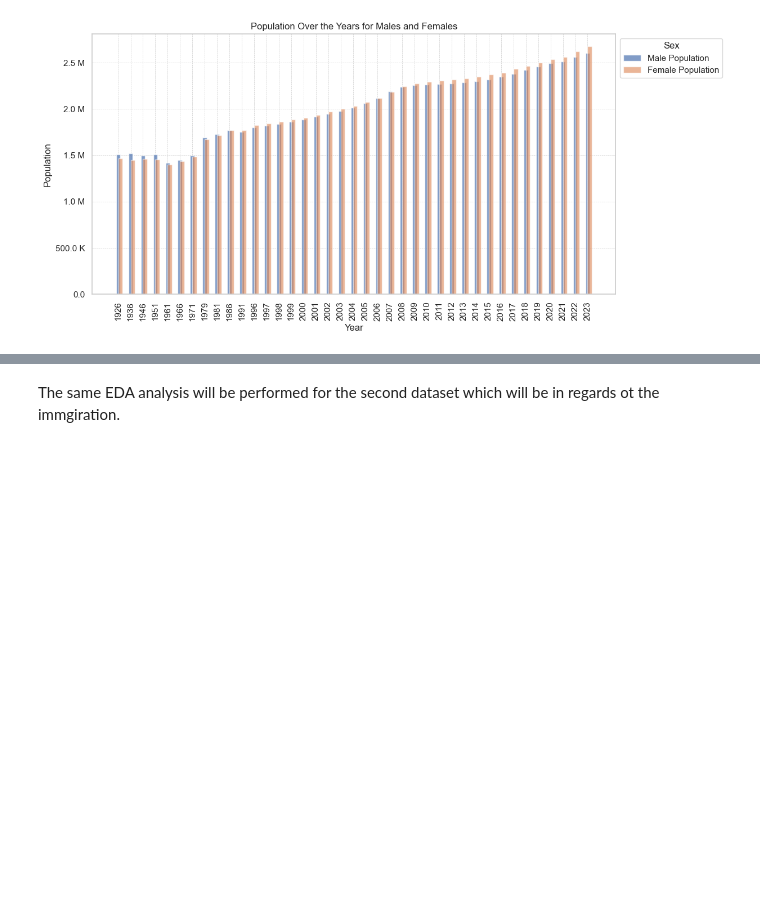
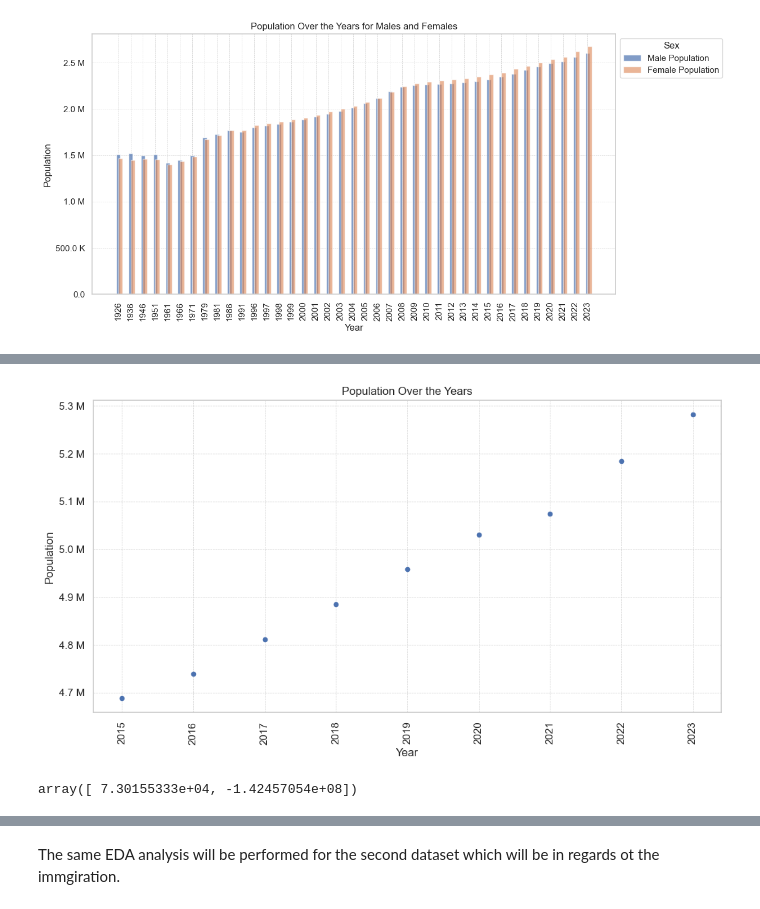
Before and after one commit to Ivkoto/DataAnalyticsMachineLearning, a Jupyter notebook: Data_Preparation/CA1_Data_Prep_V4.ipynb, the cells around one changed output, grey strips where cells are left out. Cells and saved outputs as stored; diff of their text form; code cells hidden in the pictures; blank space fills up the shorter version.

```diff
--- a/Data_Preparation/CA1_Data_Prep_V4.ipynb
+++ b/Data_Preparation/CA1_Data_Prep_V4.ipynb
@@ -382,3 +452,6 @@ plt.show()
 # %%
 # IDEA
 # Show the percentage increase or decrease in population for each period - between each year in the dataset or per 5-10 years.
+# %%
+filtered_bothSex = population_df[(population_df['Single Year of Age'] == 'All ages') & (population_df['Sex'] == 'Both sexes') & (population_df['Year'] >= 2015)]
+filtered_bothSex
@@ -384,0 +469,22 @@ plt.show()
+# %%
+filtered_bothSex.plot(kind='scatter', x='Year', y='VALUE', figsize=(12, 6))
+
+plt.title('Population Over the Years')
+plt.xlabel('Year')
+plt.ylabel('Population')
+
+plt.xticks(rotation=90)
+plt.grid(True, linestyle='--', linewidth=0.5)
+plt.gca().yaxis.set_major_formatter(FuncFormatter(large_numbers_formatter))
+
+plt.show()
+# %% [output]
+[figure, added]
+# %%
+x = filtered_bothSex['Year']
+y = filtered_bothSex['VALUE']
+fit = np.polyfit(x, y, deg=1)
+
+fit
+# %% [output]
+array([ 7.30155333e+04, -1.42457054e+08])
```
Also changed, not shown: parts of 8 cells of this notebook.
